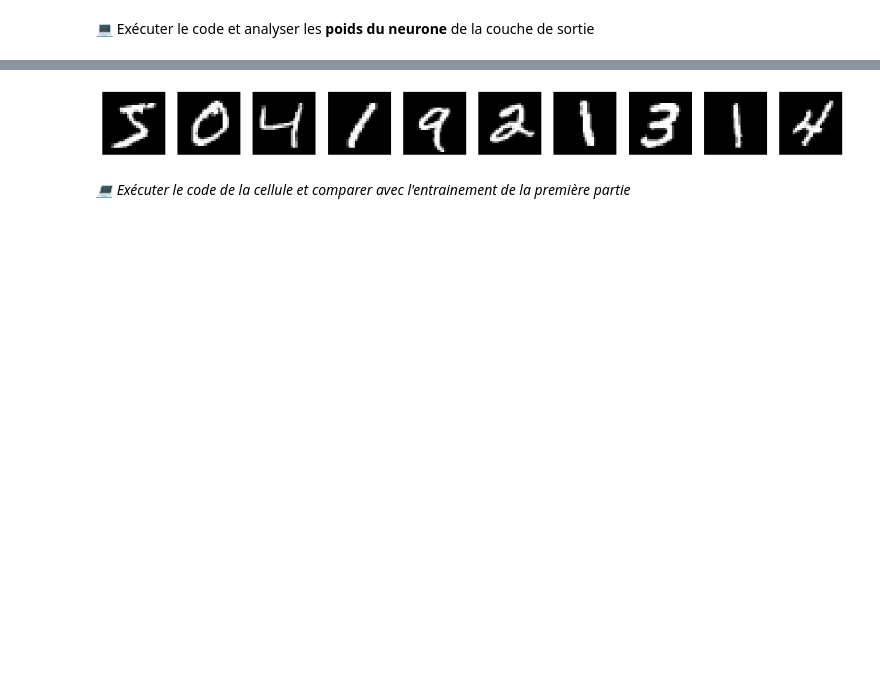
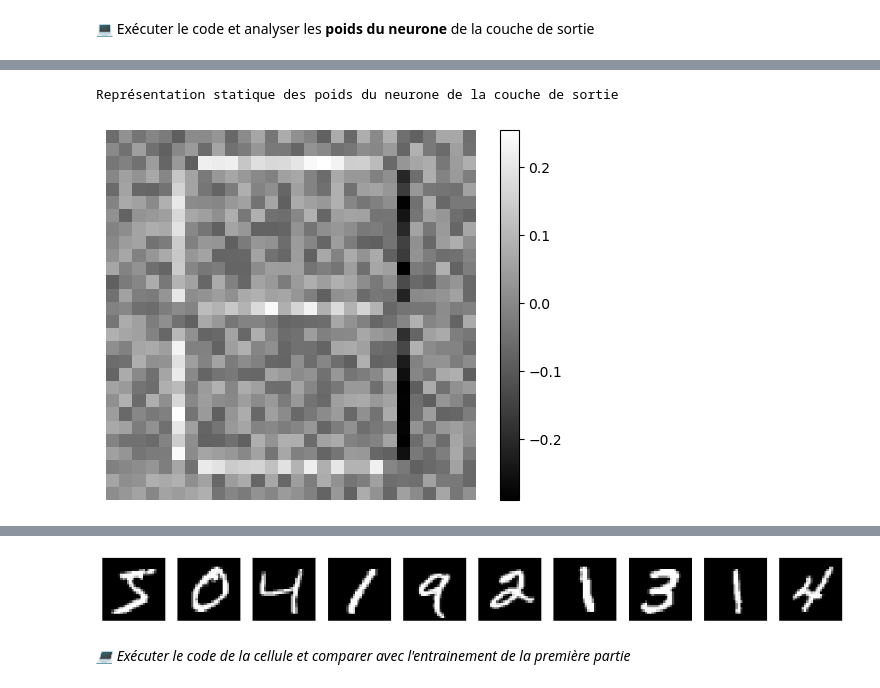
Before and after one commit to Pierre-Loic/phelma-sicom-3PMPOLS6-td, a Jupyter notebook: content/TD_2_1.ipynb, the cells around one changed output, grey strips where cells are left out. Drawn from its saved outputs; the diff is of its cells as text; code cells hidden in the pictures; blank space fills up the shorter version.

```diff
--- a/content/TD_2_1.ipynb
+++ b/content/TD_2_1.ipynb
@@ -220,5 +264,12 @@ fig.update_layout(
 )
 
 fig.show()
+
+
+print(f'Représentation statique des poids du neurone de la couche de sortie')
+im = plt.imshow(weights_reshaped[:, :, 0], cmap='gray')
+plt.colorbar(im, orientation='vertical')
+plt.axis('off')
+plt.show()
 # %% [output]
 [interactive output not drawn]
@@ -224,0 +277,2 @@ fig.show()
+Représentation statique des poids du neurone de la couche de sortie
+[figure, added]
```
Also changed, not shown: parts of 22 cells of this notebook, 2 other files.
